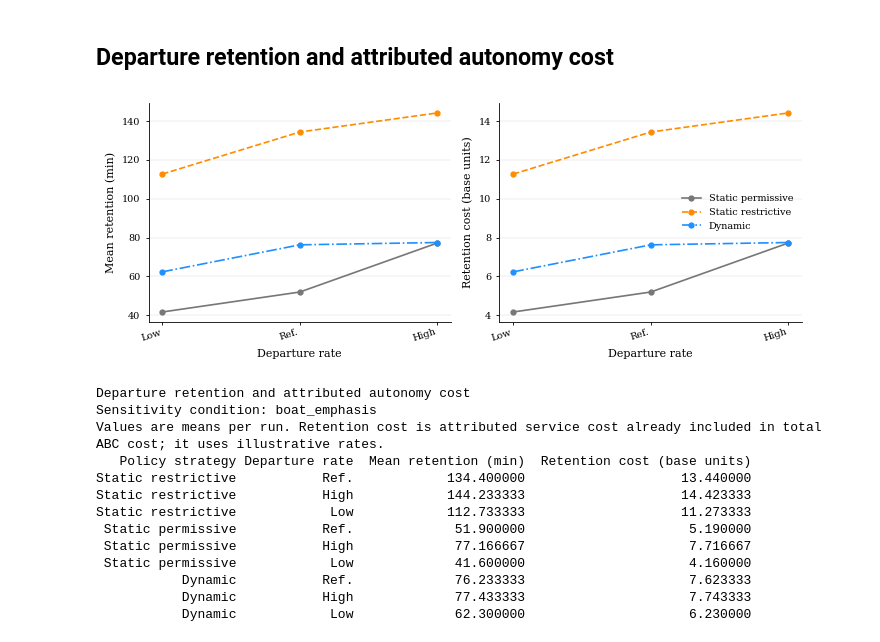
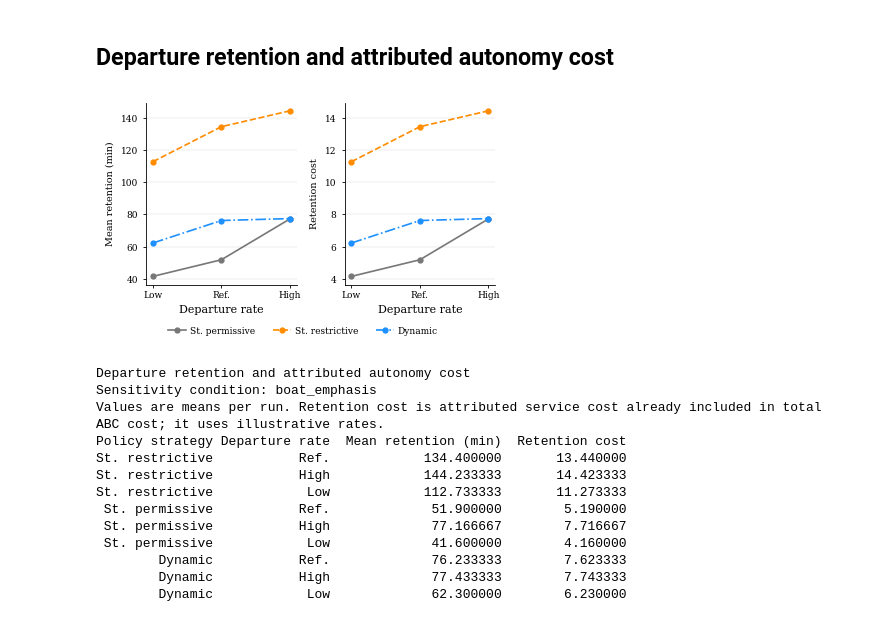
Before and after one commit to lucianoMarchezan/SEAMS-27-ModelDRiven-DT-Resilience, a Jupyter notebook: prototype/flood_sos/analysis.ipynb, the cells around one changed output. Saved outputs shown, nothing was run; the diff lists cells and outputs as text; code cells hidden in the pictures.

```diff
--- a/prototype/flood_sos/analysis.ipynb
+++ b/prototype/flood_sos/analysis.ipynb
@@ -50,8 +50,8 @@ else:
 
 scenario_order = ["low_only", "high_only", "mixed"]
 scenario_labels = {
-    "low_only": "Static permissive",
-    "high_only": "Static restrictive",
+    "low_only": "St. permissive",
+    "high_only": "St. restrictive",
     "mixed": "Dynamic",
 }
 scenario_colors = {
@@ -157,16 +157,16 @@ condition_values = [
     for strategy, configuration in condition_order
 ]
 short_configuration_labels = {
-    "reduced_departure": "Lower rate",
-    "baseline": "Reference rate",
-    "increased_departure": "Higher rate",
+    "reduced_departure": "Low",
+    "baseline": "Ref.",
+    "increased_departure": "High",
 }
 condition_labels = [
     short_configuration_labels.get(configuration, configuration)
     for _, configuration in condition_order
 ]
 
-fig, ax = plt.subplots(figsize=(8.2, 3.3))
+fig, ax = plt.subplots(figsize=(6.6, 2.65))
 box = ax.boxplot(
     condition_values,
     patch_artist=True,
@@ -189,10 +189,10 @@ ax.scatter(
     zorder=4,
 )
 ax.set_xticks(np.arange(1, len(condition_labels) + 1))
-ax.set_xticklabels(condition_labels, rotation=28, ha="right", fontsize=6.2)
+ax.set_xticklabels(condition_labels, rotation=0, ha="center", fontsize=7)
 ax.set_xlabel("Departure rate", labelpad=3)
 ax.set_ylabel("Objective achievement (count)")
-ax.set_title("Mission objective achievement across runs")
+#ax.set_title("Mission objective achievement across runs")
 format_axis(ax)
 legend_handles = [
     Patch(facecolor=scenario_colors[strategy], edgecolor="black", alpha=0.72,
@@ -204,9 +204,9 @@ legend_handles.append(
            markeredgewidth=0.7, linestyle="None", markersize=4, label="Mean")
 )
 ax.legend(handles=legend_handles, frameon=False, ncol=4, loc="upper center",
-          bbox_to_anchor=(0.5, -0.33), columnspacing=1.0, handletextpad=0.4)
-fig.tight_layout(rect=(0, 0.05, 1, 1))
-fig.savefig(plot_dir / "mission_objective_achievement_across_runs.pdf", bbox_inches="tight")
+          bbox_to_anchor=(0.5, -0.23), columnspacing=1.0, handletextpad=0.4)
+fig.tight_layout(rect=(0, 0.10, 1, 1), pad=0.5)
+fig.savefig(plot_dir / "mission_objective_achievement_across_runs.pdf", bbox_inches="tight", pad_inches=0.02)
 plt.show()
 
 
@@ -630,61 +644,65 @@ else:
         )
         .reset_index()
     )
-    fig, axes = plt.subplots(1, 2, figsize=(7.2, 2.8))
+    fig, axes = plt.subplots(1, 2, figsize=(4.05, 2.9))
     metric_specs = [
         ("forced_retention_minutes", "Mean retention (min)"),
-        ("autonomy_restriction_cost_base", "Retention cost (base units)"),
+        ("autonomy_restriction_cost_base", "Retention cost"),
     ]
     for ax, (metric, ylabel) in zip(axes, metric_specs):
         for strategy in scenario_order:
             strategy_data = retention_summary.loc[
                 retention_summary["scenario"] == strategy
             ].set_index("profile_configuration").reindex(configuration_order)
             ax.plot(
                 range(len(configuration_order)),
                 strategy_data[metric],
                 color=scenario_colors[strategy],
                 linestyle=scenario_line_styles[strategy],
                 marker="o",
                 linewidth=1.2,
                 markersize=3.5,
                 label=scenario_labels[strategy],
             )
         ax.set_xticks(range(len(configuration_order)))
         ax.set_xticklabels(
             [configuration_labels[value] for value in configuration_order],
-            rotation=18,
-            ha="right",
+            rotation=0,
+            ha="center",
         )
-        ax.set_ylabel(ylabel)
+        ax.set_ylabel(ylabel, fontsize=7)
+        ax.tick_params(labelsize=6.5)
         format_axis(ax)
     axes[0].set_xlabel("Departure rate")
     axes[1].set_xlabel("Departure rate")
-    axes[1].legend(frameon=False, loc="best")
-    fig.tight_layout()
-    fig.savefig(plot_dir / "departure_retention_and_attributed_cost.pdf", bbox_inches="tight")
+    handles, labels = axes[1].get_legend_handles_labels()
+    fig.legend(handles, labels, frameon=False, loc="lower center", ncol=3,
+               fontsize=6.5, handletextpad=0.4, labelspacing=0.25,
+               bbox_to_anchor=(0.5, 0.15))
+    fig.tight_layout(rect=(0, 0.23, 1, 1), pad=0.5, w_pad=0.8)
+    fig.savefig(plot_dir / "departure_retention_and_attributed_cost.pdf", bbox_inches="tight", pad_inches=0.02)
     plt.show()
 
 if not missing_retention_columns:
     retention_print = retention_summary.rename(columns={
         "forced_retention_minutes": "Mean retention (min)",
-        "autonomy_restriction_cost_base": "Retention cost (base units)",
+        "autonomy_restriction_cost_base": "Retention cost",
     })
     print_plot_values("Departure retention and attributed autonomy cost", retention_print,
                       "Values are means per run. Retention cost is attributed service cost "
                       "already included in total ABC cost; it uses illustrative rates.")
 # %% [output]
-[figure, old version]
+[figure, new version]
 Departure retention and attributed autonomy cost
 Sensitivity condition: boat_emphasis
 Values are means per run. Retention cost is attributed service cost already included in total ABC cost; it uses illustrative rates.
-   Policy strategy Departure rate  Mean retention (min)  Retention cost (base units)
-Static restrictive           Ref.            134.400000                    13.440000
-Static restrictive           High            144.233333                    14.423333
-Static restrictive            Low            112.733333                    11.273333
- Static permissive           Ref.             51.900000                     5.190000
- Static permissive           High             77.166667                     7.716667
- Static permissive            Low             41.600000                     4.160000
-           Dynamic           Ref.             76.233333                     7.623333
-           Dynamic           High             77.433333                     7.743333
-           Dynamic            Low             62.300000                     6.230000
+Policy strategy Departure rate  Mean retention (min)  Retention cost
+St. restrictive           Ref.            134.400000       13.440000
+St. restrictive           High            144.233333       14.423333
+St. restrictive            Low            112.733333       11.273333
+ St. permissive           Ref.             51.900000        5.190000
+ St. permissive           High             77.166667        7.716667
+ St. permissive            Low             41.600000        4.160000
+        Dynamic           Ref.             76.233333        7.623333
+        Dynamic           High             77.433333        7.743333
+        Dynamic            Low             62.300000        6.230000
```
Also changed, not shown: parts of 4 cells of this notebook, 6 other files.
